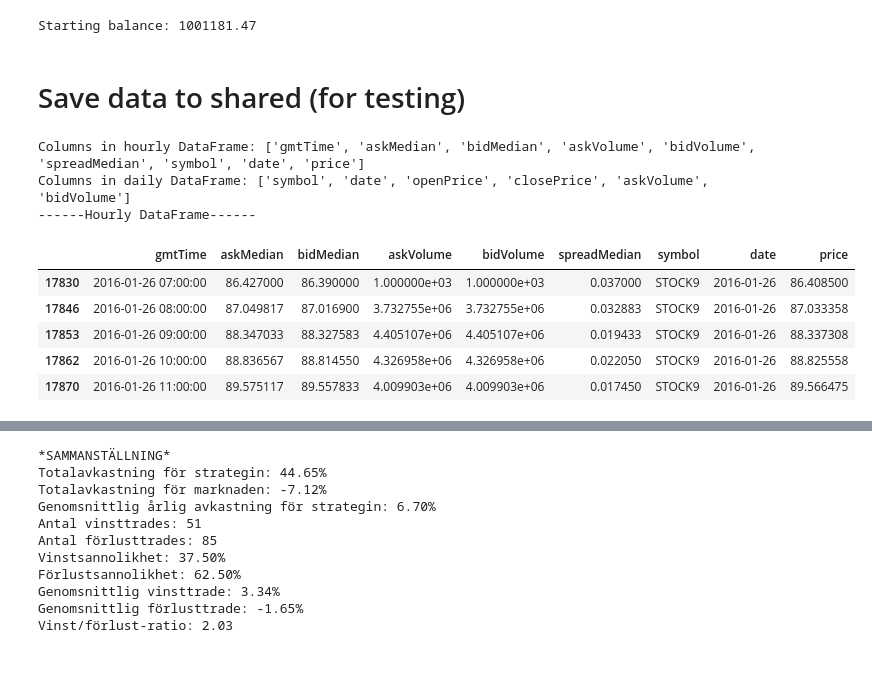
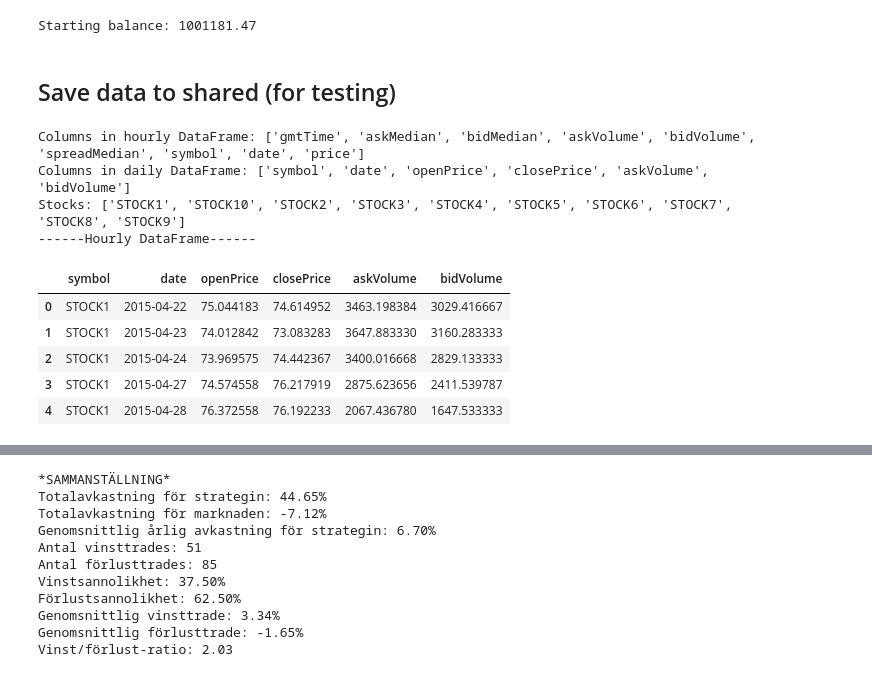
Before and after one commit to hasseKnackarKod/hackathon, a Jupyter notebook: backtest_milton.ipynb, the cells around one changed output, grey strips where cells are left out. Drawn from its saved outputs; the diff is of its cells as text; code cells hidden in the pictures.

```diff
--- a/backtest_milton.ipynb
+++ b/backtest_milton.ipynb
@@ -41,12 +43,13 @@ print(f"Starting balance: {start_balance}")
 # %% [output]
 Starting balance: 1001181.47
 # %% [markdown]
-# Save data to shared (for testing)
+## Save data to shared (for testing)
 # %%
 CSV_file_path = 'stockPrices_hourly.csv'
 
 # Read historical data
 df = pd.read_csv(f'historical_data/{CSV_file_path}')
+
 
 # Add date column and convert date columns to datetime
 df['gmtTime'] = pd.to_datetime(df['gmtTime'])
@@ -55,40 +58,42 @@ df['date'] = pd.to_datetime(df['gmtTime'].dt.date)
 # Add averaged price and volume columns
 df['price'] = (df['askMedian'] + df['bidMedian']) / 2
 
 # Sort values
 df = df.sort_values(by=['symbol', 'gmtTime'])
 
 # **Maintain rolling window**
-max_rows = 10000
+max_rows = np.inf
 if len(df) > max_rows:
     df = df.iloc[-max_rows:]  # Keep only last max_rows entries
 
 # Aggregate daily open and close prices (assumes historical data contains full days)
 df_daily = df.groupby(['symbol', 'date']).agg(
     openPrice=('price', 'first'),  # First price of the day
     closePrice=('price', 'last'),  # Last price of the day
     askVolume=('askVolume', 'sum'), # Sum ask volume over the entire day
     bidVolume=('bidVolume', 'sum') # Sum bid volume over the entire day
 ).reset_index()
 
 # Sort values
 df_daily = df_daily.sort_values(by=['symbol', 'date'])
 
 # **Save dataframes to shared data**
 shared.shared_data['df'] = df
 shared.shared_data['df_daily'] = df_daily
 
-print(f"Columns in hourly DataFrame: {list(df.columns)}")
-print(f"Columns in daily DataFrame: {list(df_daily.columns)}")
+print(f"Columns in hourly DataFrame: {list(shared.shared_data['df'].columns)}")
+print(f"Columns in daily DataFrame: {list(shared.shared_data['df_daily'].columns)}")
+print(f"Stocks: {list(shared.shared_data['df']['symbol'].unique())}")
 print("------Hourly DataFrame------")
-df.head()
+shared.shared_data['df_daily'].head()
 # %% [output]
 Columns in hourly DataFrame: ['gmtTime', 'askMedian', 'bidMedian', 'askVolume', 'bidVolume', 'spreadMedian', 'symbol', 'date', 'price']
 Columns in daily DataFrame: ['symbol', 'date', 'openPrice', 'closePrice', 'askVolume', 'bidVolume']
+Stocks: ['STOCK1', 'STOCK10', 'STOCK2', 'STOCK3', 'STOCK4', 'STOCK5', 'STOCK6', 'STOCK7', 'STOCK8', 'STOCK9']
 ------Hourly DataFrame------
-|  | gmtTime | askMedian | bidMedian | askVolume | bidVolume | spreadMedian | symbol | date | price |
-| 17830 | 2016-01-26 07:00:00 | 86.427000 | 86.390000 | 1.000000e+03 | 1.000000e+03 | 0.037000 | STOCK9 | 2016-01-26 | 86.408500 |
-| 17846 | 2016-01-26 08:00:00 | 87.049817 | 87.016900 | 3.732755e+06 | 3.732755e+06 | 0.032883 | STOCK9 | 2016-01-26 | 87.033358 |
-| 17853 | 2016-01-26 09:00:00 | 88.347033 | 88.327583 | 4.405107e+06 | 4.405107e+06 | 0.019433 | STOCK9 | 2016-01-26 | 88.337308 |
-| 17862 | 2016-01-26 10:00:00 | 88.836567 | 88.814550 | 4.326958e+06 | 4.326958e+06 | 0.022050 | STOCK9 | 2016-01-26 | 88.825558 |
-| 17870 | 2016-01-26 11:00:00 | 89.575117 | 89.557833 | 4.009903e+06 | 4.009903e+06 | 0.017450 | STOCK9 | 2016-01-26 | 89.566475 |
+|  | symbol | date | openPrice | closePrice | askVolume | bidVolume |
+| 0 | STOCK1 | 2015-04-22 | 75.044183 | 74.614952 | 3463.198384 | 3029.416667 |
+| 1 | STOCK1 | 2015-04-23 | 74.012842 | 73.083283 | 3647.883330 | 3160.283333 |
+| 2 | STOCK1 | 2015-04-24 | 73.969575 | 74.442367 | 3400.016668 | 2829.133333 |
+| 3 | STOCK1 | 2015-04-27 | 74.574558 | 76.217919 | 2875.623656 | 2411.539787 |
+| 4 | STOCK1 | 2015-04-28 | 76.372558 | 76.192233 | 2067.436780 | 1647.533333 |
```
Also changed, not shown: parts of 21 cells of this notebook, 5 other files.
